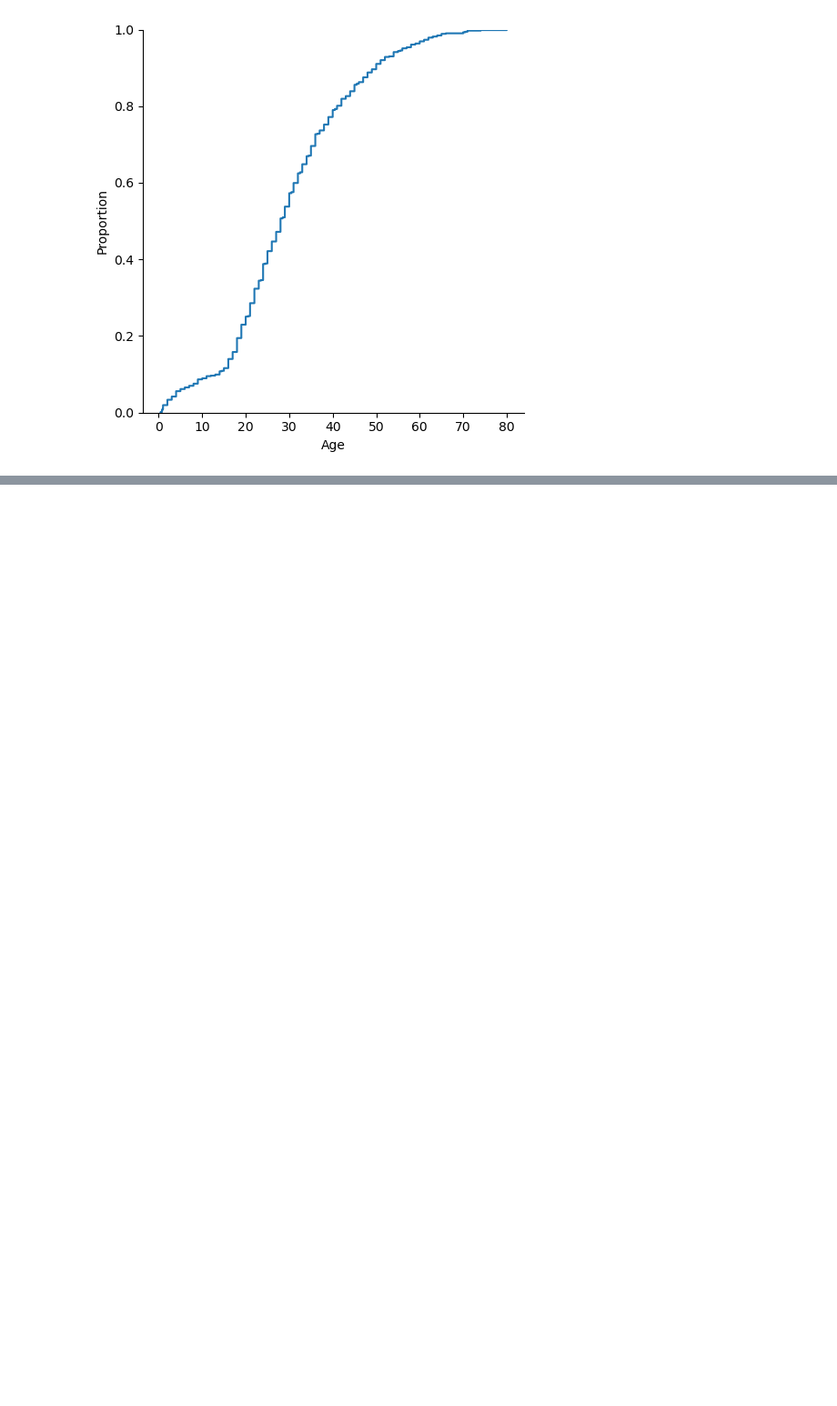
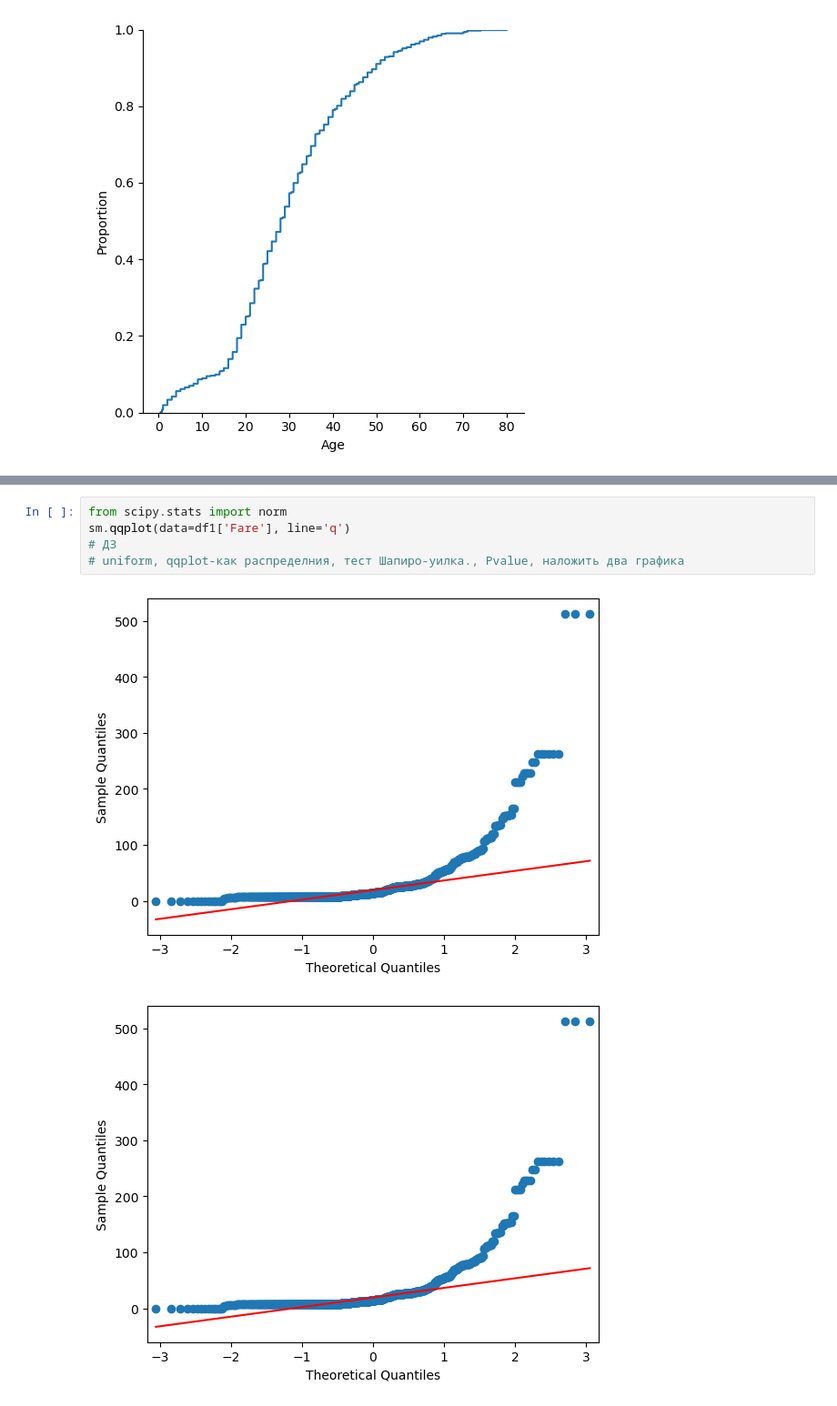
Before and after one commit to SENATOROVAI/DataScience-Maxim, a Jupyter notebook: Python/Pandas as ass/titanic_clean_filter_data.ipynb, the cells around one changed output, grey strips where cells are left out. Shown: that part at 91% size. Saved outputs shown, nothing was run; the diff lists cells and outputs as text; blank space fills up the shorter version.

```diff
--- a/Python/Pandas as ass/titanic_clean_filter_data.ipynb
+++ b/Python/Pandas as ass/titanic_clean_filter_data.ipynb
@@ -258,0 +410,8 @@ ValueError: could not convert string to float: 'Braund, Mr. Owen Harris'
+# %%
+from scipy.stats import norm
+sm.qqplot(data=df1['Fare'], line='q')
+# ДЗ
+# uniform, qqplot-как распределния, тест Шапиро-уилка., Pvalue, наложить два графика
+# %% [output]
+[figure, added]
+[figure, added]
```
Also changed, not shown: parts of 34 cells of this notebook, 3 other files.
